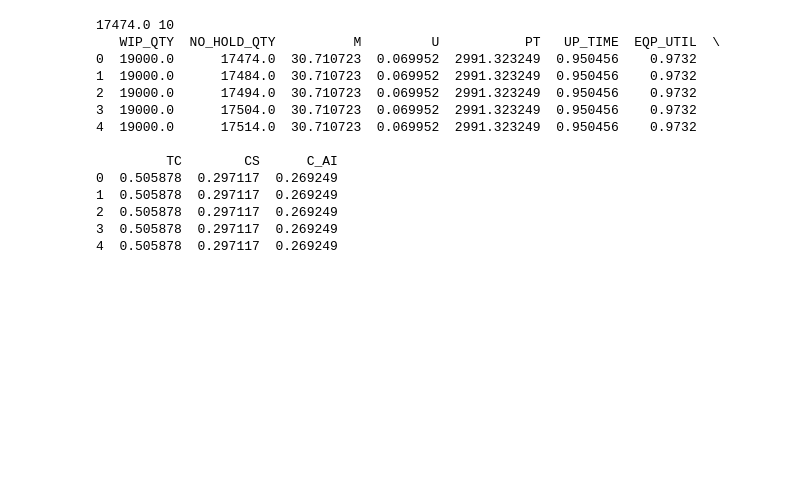
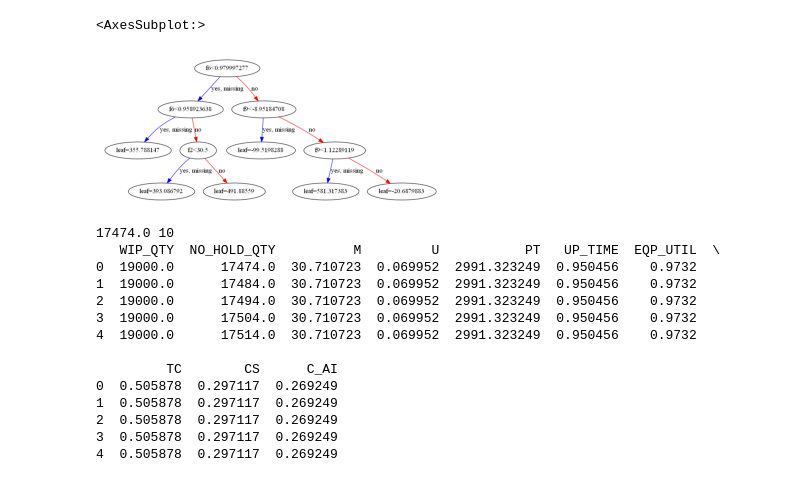
Before and after one commit to lokcyi/AI, a Jupyter notebook: ClassMaterial/20210308/XGBoost_Homework.ipynb, the cells around one changed output. Drawn from its saved outputs; the diff is of its cells as text; code cells hidden in the pictures; blank space fills up the shorter version.

```diff
--- a/ClassMaterial/20210308/XGBoost_Homework.ipynb
+++ b/ClassMaterial/20210308/XGBoost_Homework.ipynb
@@ -74,18 +64,18 @@ XGBRegressor(base_score=0.5, booster='gbtree', colsample_bylevel=1,
 # %%
 #===================================================
 # # # 找出最重要的特徵 (值越大，特徵越重要)
-from xgboost import plot_importance
-from matplotlib import pyplot
+
 # other_params = {'learning_rate': 0.1, 'n_estimators': 400, 'max_depth': 5, 'min_child_weight': 1, 'seed': 0,
 # 'subsample': 0.8, 'colsample_bytree': 0.8, 'gamma': 0, 'reg_alpha': 0, 'reg_lambda': 1}
 # model = xgb.XGBRegressor(**other_params)
 
 #引數的最佳取值：{'max_depth': 9, 'min_child_weight': 5, 'n_estimators': 700}
-model = optimized_GBM.estimator
+bst_model = optimized_GBM.estimator
+print(bst_model)
 # model.set_params(n_estimators=400)
 # model.set_params(min_child_weight=5)
 # model.set_params(max_depth=7)
-# model.fit(X_train, y_train)
-plot_importance(model)#,max_num_features=10)
+bst_model.fit(X_train, y_train)
+plot_importance(bst_model)#,max_num_features=10)
 plt.show()
 # %% [output]
@@ -97,3 +96,14 @@ xgb.to_graphviz(model,num_trees=20)
+# %%
+# fig,ax = plt.subplots()
+# fig.set_size_inches(60,30)
+# #xgb.plot_tree(bst_model,ax = ax) #,fmap='xgb.fmap'
+# xgb.plot_tree(bst_model,ax = ax, num_trees=20)
+# fig
+xgb.plot_tree(bst_model, num_trees=20)
+fig.savefig('xgb_tree.jpg')
+# %% [output]
+<AxesSubplot:>
+[figure, added]
 # %%
 cols=['M','U','PT','UP_TIME','EQP_UTIL','TC','CS','C_AI']
 df_testing = df_train.drop(['TOOLG_ID','MOVE_QTY','MFG_DATE','AI'], axis=1)
```
Also changed, not shown: parts of 5 cells of this notebook, 2 other files.
